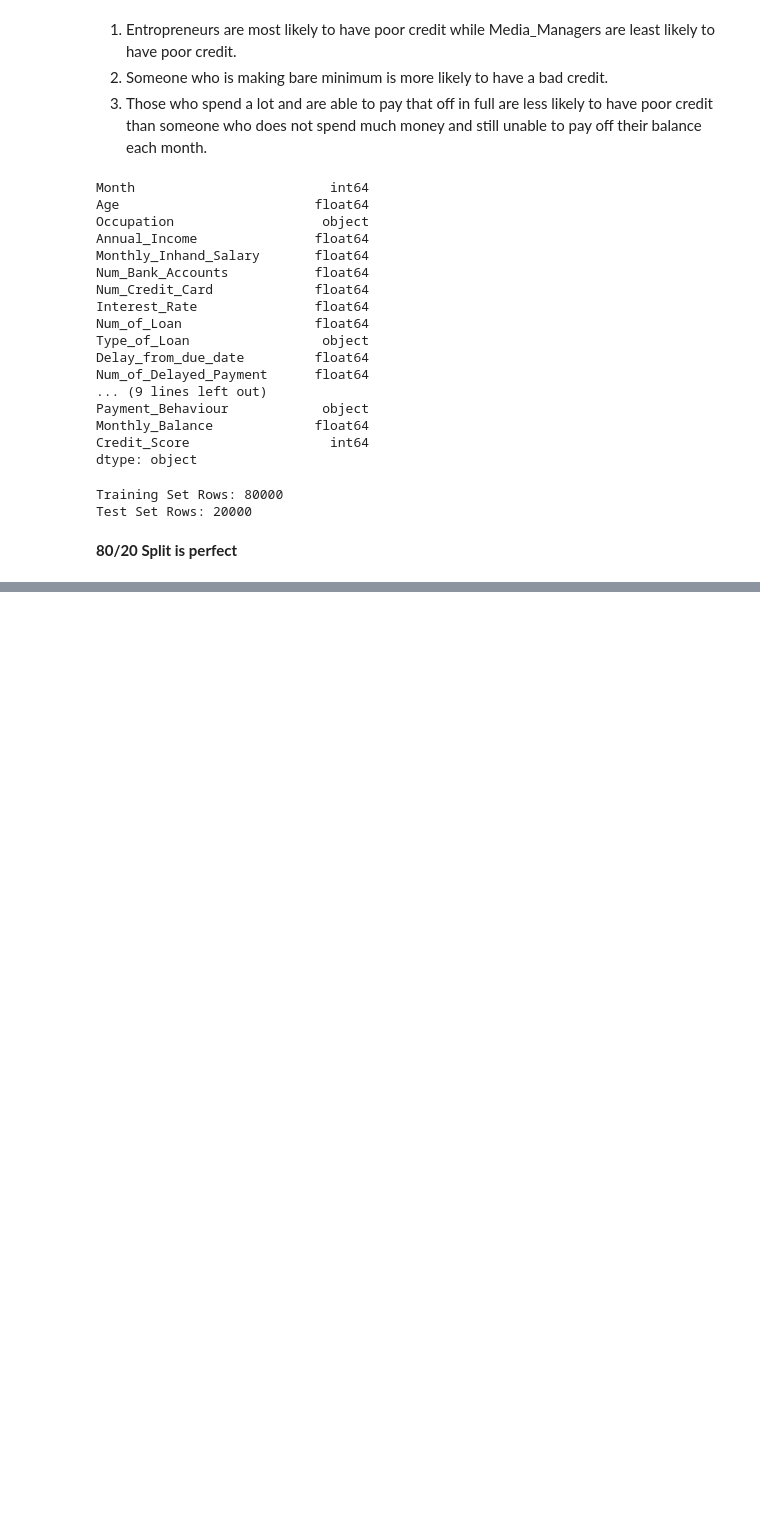
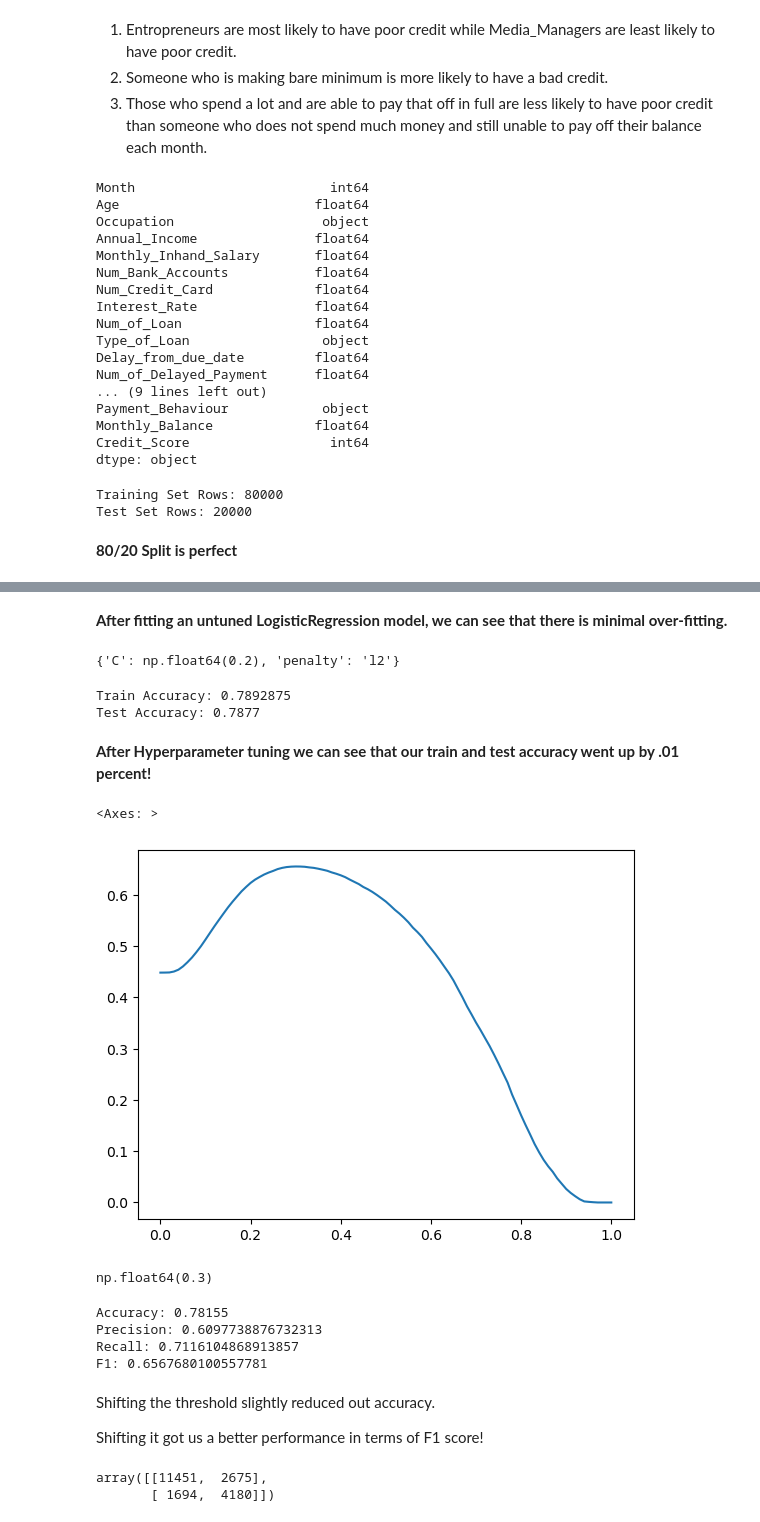
Before and after one commit to arminmoradpour77-ux/Credit-Classification-project, a Jupyter notebook: Credit_Classification_Project.ipynb, the cells around one changed output, grey strips where cells are left out. Saved outputs shown, nothing was run; the diff lists cells and outputs as text; code cells hidden in the pictures; blank space fills up the shorter version.

Commit message:
Fit an untuned and tuned logistic regression and display the metrics

```diff
--- a/Credit_Classification_Project.ipynb
+++ b/Credit_Classification_Project.ipynb
@@ -243,0 +270,26 @@ X_test_std = std.transform(X_test)
+# %% [markdown]
+**After fitting an untuned LogisticRegression model, we can see that there is minimal over-fitting.**
+# %%
+from sklearn.model_selection import GridSearchCV
+
+parameters = {
+    "C": np.linspace(.1, 1.1, 11),
+    "penalty": ['l1', 'l2']
+}
+
+gridsearch = GridSearchCV(LogisticRegression(solver='saga', max_iter=1000), parameters)
+gridsearch.fit(X_train_std, y_train)
+gridsearch.best_params_
+# %% [output]
+{'C': np.float64(0.2), 'penalty': 'l2'}
+# %%
+logreg = LogisticRegression(max_iter=5000, C=.2, penalty='l2')
+
+lr_tuned = logreg.fit(X_train_std, y_train)
+print(f'Train Accuracy: {lr_tuned.score(X_train_std, y_train)}')
+print(f'Test Accuracy: {lr_tuned.score(X_test_std, y_test)}')
+# %% [output]
+Train Accuracy: 0.7892875
+Test Accuracy: 0.7877
+# %% [markdown]
+**After Hyperparameter tuning we can see that our train and test accuracy went up by .01 percent!**
@@ -243,0 +298,39 @@ X_test_std = std.transform(X_test)
+# %%
+f1 = []
+
+thresholds = np.linspace(0, 1, 101)
+
+for thresh in thresholds:
+    y_pred = (lr_tuned.predict_proba(X_train_std)[:,1]>thresh)
+    f1.append(f1_score(y_train, y_pred))
+
+sns.lineplot(x=thresholds, y=f1)
+# %% [output]
+<Axes: >
+[figure, added]
+# %%
+thresh = threhsolds[f1.index(max(f1))]
+thresh
+# %% [output]
+np.float64(0.3)
+# %%
+preds = lr_tuned.predict_proba(X_test_std)[:,1]>thresh
+
+print(f'Accuracy: {accuracy_score(y_test, preds)}')
+print(f'Precision: {precision_score(y_test, preds)}')
+print(f'Recall: {recall_score(y_test, preds)}')
+print(f'F1: {f1_score(y_test, preds)}')
+# %% [output]
+Accuracy: 0.78155
+Precision: 0.6097738876732313
+Recall: 0.7116104868913857
+F1: 0.6567680100557781
+# %% [markdown]
+Shifting the threshold slightly reduced out accuracy.
+
+Shifting it got us a better performance in terms of F1 score!
+# %%
+confusion_matrix(y_test, preds)
+# %% [output]
+array([[11451,  2675],
+       [ 1694,  4180]])
```
Also changed, not shown: parts of 5 cells of this notebook.
